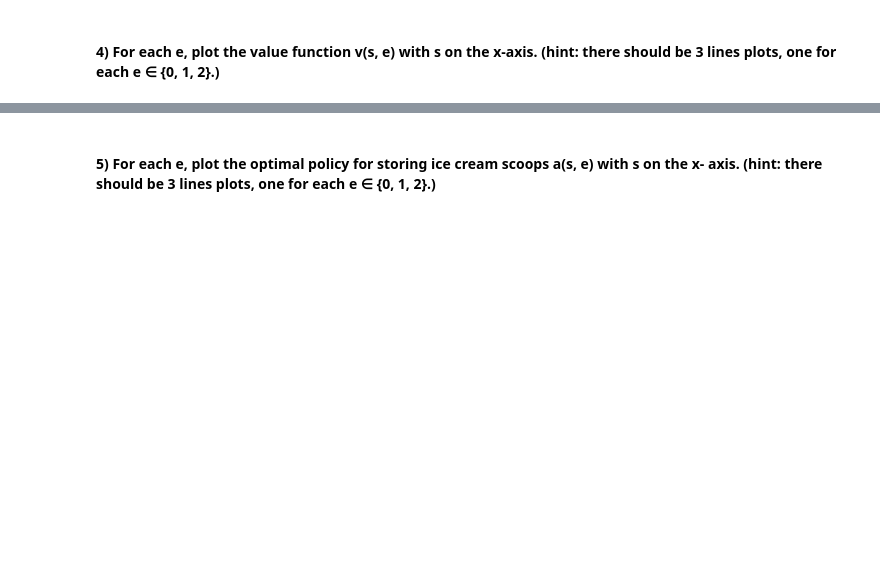
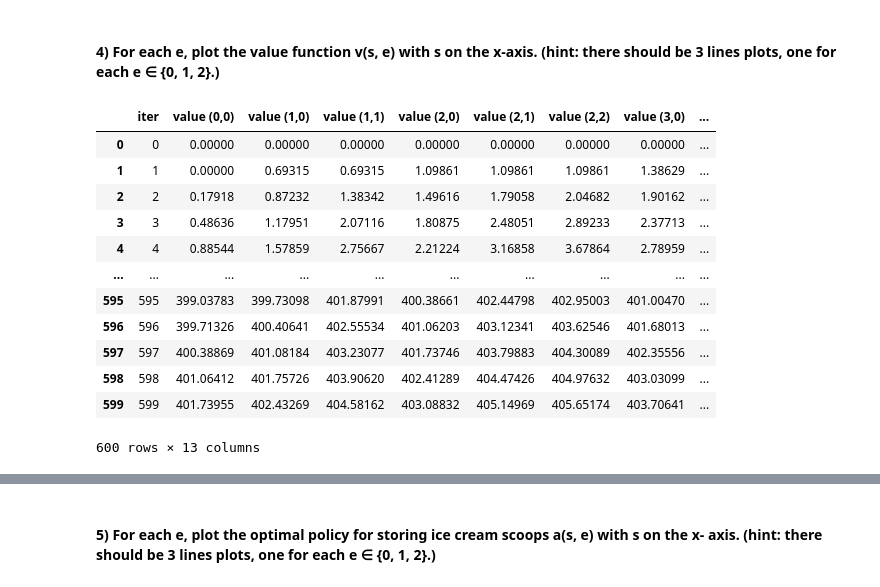
Before and after one commit to colella2/ReinforcementLearning_Assignment2, a Jupyter notebook: Reinforcement_Learning_Assignment 2_Colella_v2.ipynb, the cells around one changed output, grey strips where cells are left out. Saved outputs shown, nothing was run; the diff lists cells and outputs as text; code cells hidden in the pictures; blank space fills up the shorter version.

```diff
--- a/Reinforcement_Learning_Assignment 2_Colella_v2.ipynb
+++ b/Reinforcement_Learning_Assignment 2_Colella_v2.ipynb
@@ -634,9 +681,28 @@ policy_df
 # %%
 # take values at bottom of value table you calculate in three for the (s, e) pairs
 # look up the value for the different states and scoops given combinations
 # can put put none for infeasible states like (0, 1) since can't have 0 if just given a scoop
 
-value_data = pd.DataFrame({'s': range(5),
-                          'zero': [],
-                          'one': [],
-                          'two': []})
+value_data = {'iter': [*range(T)],
+              'value (0,0)': v[:,0], 'value (1,0)': v[:,1], 'value (1,1)': v[:,2],
+              'value (2,0)': v[:,3], 'value (2,1)': v[:,4], 'value (2,2)': v[:,5], 'value (3,0)': v[:,6],
+              'value (3,1)': v[:,7], 'value (3,2)': v[:,8], 'value (4,0)': v[:,9], 'value (4,1)': v[:,10],
+              'value (4,2)': v[:,11]}
+
+values = pd.DataFrame(value_data)
+
+values
+# %% [output]
+|  | iter | value (0,0) | value (1,0) | value (1,1) | value (2,0) | value (2,1) | value (2,2) | value (3,0) | ... |
+| 0 | 0 | 0.00000 | 0.00000 | 0.00000 | 0.00000 | 0.00000 | 0.00000 | 0.00000 | ... |
+| 1 | 1 | 0.00000 | 0.69315 | 0.69315 | 1.09861 | 1.09861 | 1.09861 | 1.38629 | ... |
+| 2 | 2 | 0.17918 | 0.87232 | 1.38342 | 1.49616 | 1.79058 | 2.04682 | 1.90162 | ... |
+| 3 | 3 | 0.48636 | 1.17951 | 2.07116 | 1.80875 | 2.48051 | 2.89233 | 2.37713 | ... |
+| 4 | 4 | 0.88544 | 1.57859 | 2.75667 | 2.21224 | 3.16858 | 3.67864 | 2.78959 | ... |
+| ... | ... | ... | ... | ... | ... | ... | ... | ... | ... |
+| 595 | 595 | 399.03783 | 399.73098 | 401.87991 | 400.38661 | 402.44798 | 402.95003 | 401.00470 | ... |
+| 596 | 596 | 399.71326 | 400.40641 | 402.55534 | 401.06203 | 403.12341 | 403.62546 | 401.68013 | ... |
+| 597 | 597 | 400.38869 | 401.08184 | 403.23077 | 401.73746 | 403.79883 | 404.30089 | 402.35556 | ... |
+| 598 | 598 | 401.06412 | 401.75726 | 403.90620 | 402.41289 | 404.47426 | 404.97632 | 403.03099 | ... |
+| 599 | 599 | 401.73955 | 402.43269 | 404.58162 | 403.08832 | 405.14969 | 405.65174 | 403.70641 | ... |
+600 rows × 13 columns
```
Also changed, not shown: parts of 20 cells of this notebook.
